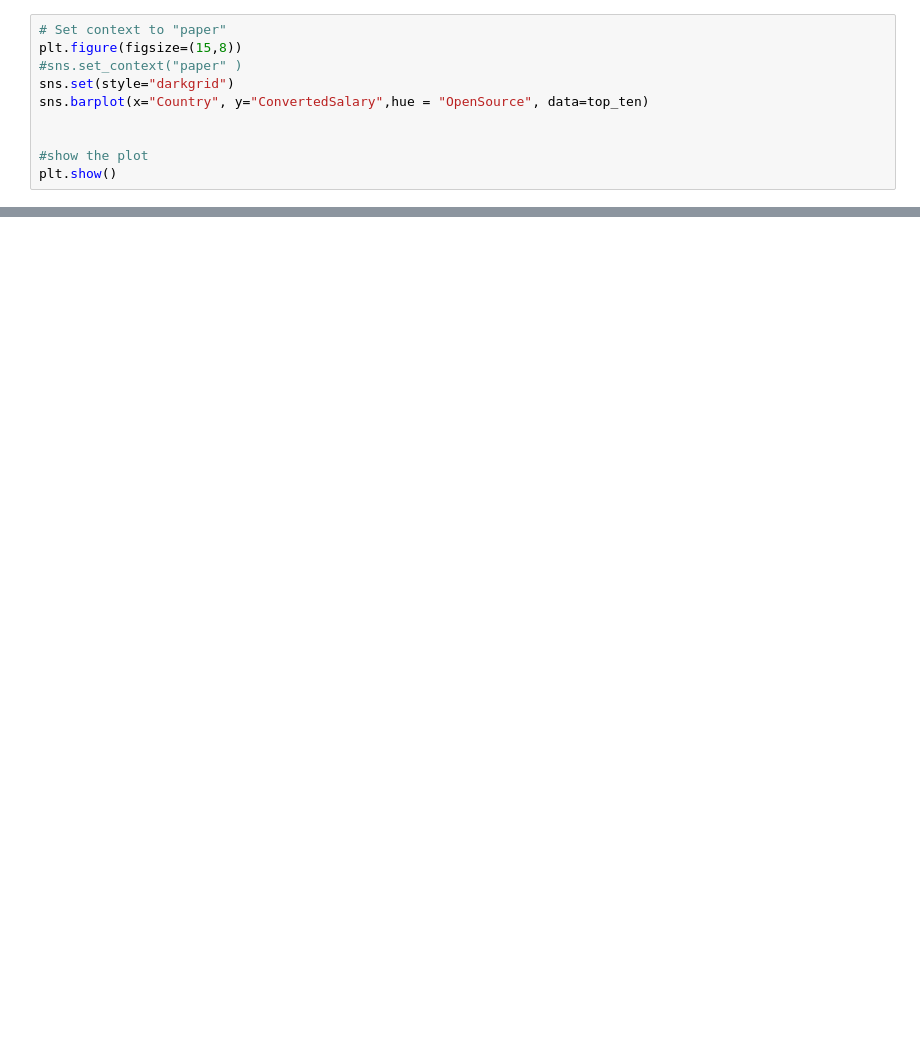
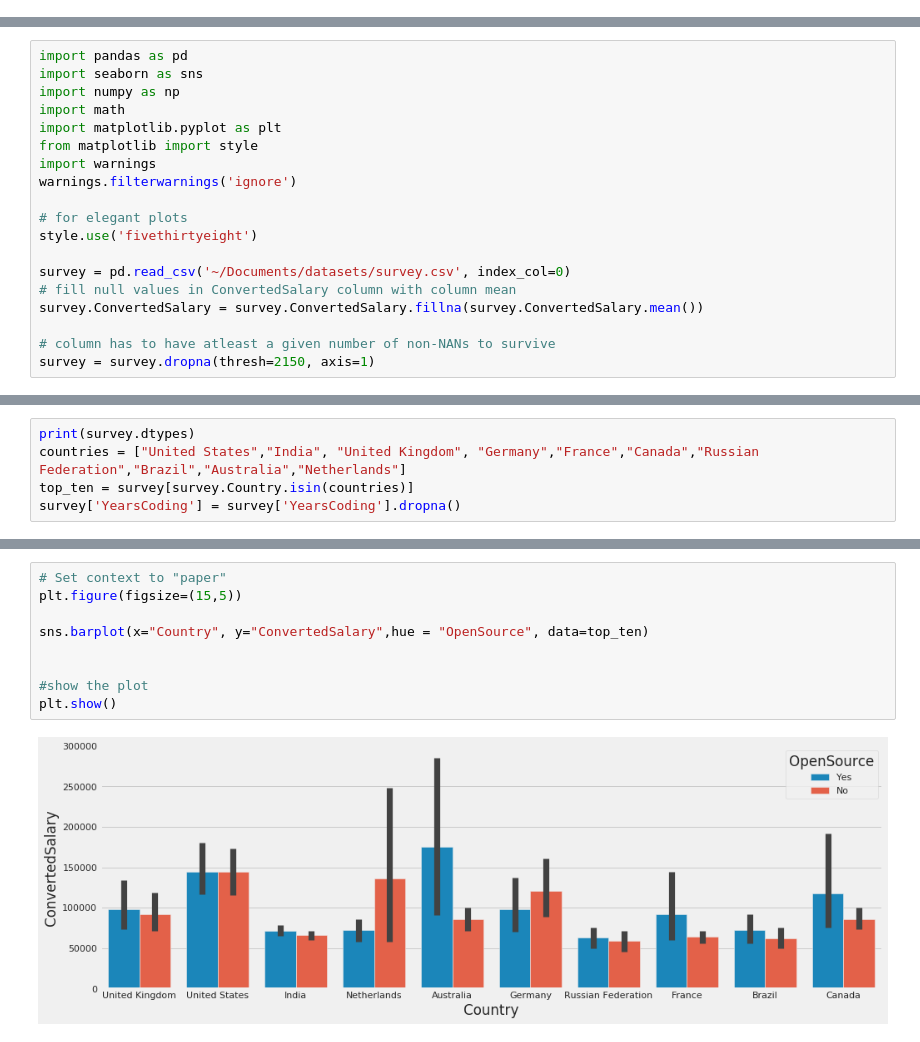
Before and after one commit to nassersaazi/ml_models, a Jupyter notebook: survey.ipynb, the cells around one changed output, grey strips where cells are left out. Saved outputs shown, nothing was run; the diff lists cells and outputs as text; blank space fills up the shorter version.

```diff
--- a/survey.ipynb
+++ b/survey.ipynb
@@ -81,10 +0,0 @@ top_ten[10:40]
-# %%
-# Set context to "paper"
-plt.figure(figsize=(15,8))
-#sns.set_context("paper" )
-sns.set(style="darkgrid")
-sns.barplot(x="Country", y="ConvertedSalary",hue = "OpenSource", data=top_ten)
-
-
-#show the plot
-plt.show()
@@ -274,0 +1,19 @@ dtype: object
+# %%
+import pandas as pd
+import seaborn as sns
+import numpy as np
+import math
+import matplotlib.pyplot as plt
+from matplotlib import style
+import warnings
+warnings.filterwarnings('ignore')
+
+# for elegant plots
+style.use('fivethirtyeight')
+
+survey = pd.read_csv('~/Documents/datasets/survey.csv', index_col=0)
+# fill null values in ConvertedSalary column with column mean
+survey.ConvertedSalary = survey.ConvertedSalary.fillna(survey.ConvertedSalary.mean())
+
+# column has to have atleast a given number of non-NANs to survive
+survey = survey.dropna(thresh=2150, axis=1)
@@ -274,0 +54,5 @@ dtype: object
+# %%
+print(survey.dtypes)
+countries = ["United States","India", "United Kingdom", "Germany","France","Canada","Russian Federation","Brazil","Australia","Netherlands"]
+top_ten = survey[survey.Country.isin(countries)]
+survey['YearsCoding'] = survey['YearsCoding'].dropna()
@@ -274,0 +113,11 @@ dtype: object
+# %%
+# Set context to "paper"
+plt.figure(figsize=(15,5))
+
+sns.barplot(x="Country", y="ConvertedSalary",hue = "OpenSource", data=top_ten)
+
+
+#show the plot
+plt.show()
+# %% [output]
+[figure, added]
```
Also changed, not shown: parts of 39 cells of this notebook, 3 other files.
